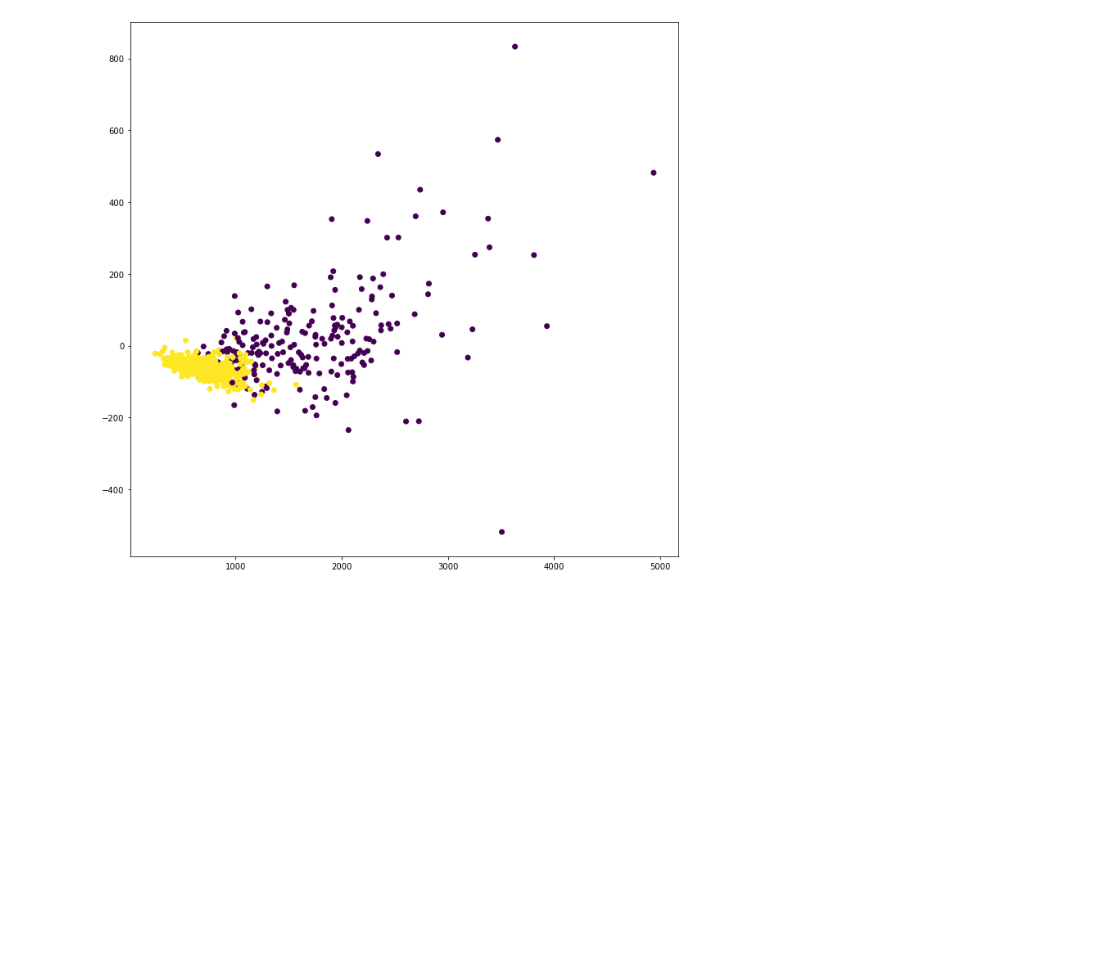
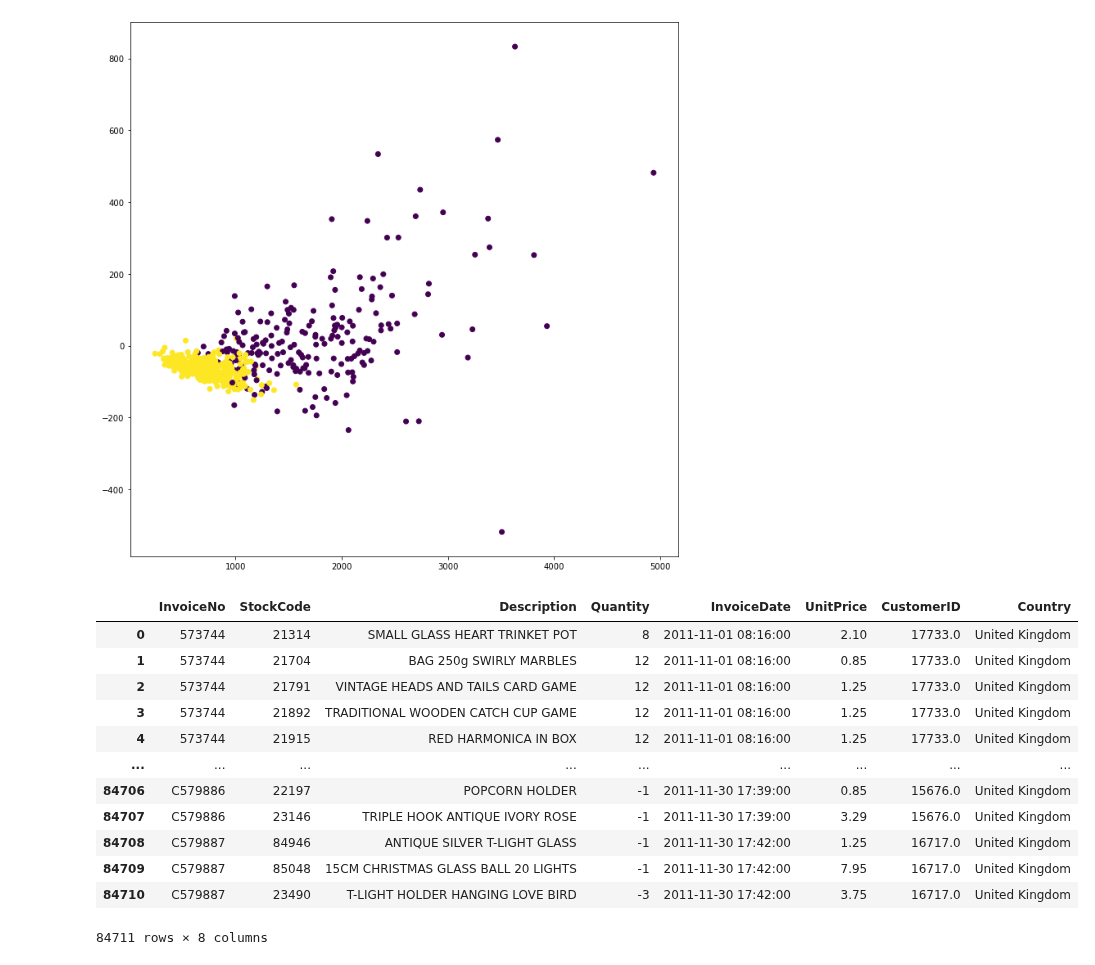
Before and after one commit to felixballestergoytia/Bootcamp_Sep2022, a Jupyter notebook: SVD/svd.ipynb, the cells around one changed output. Saved outputs shown, nothing was run; the diff lists cells and outputs as text; code cells hidden in the pictures; blank space fills up the shorter version.

```diff
--- a/SVD/svd.ipynb
+++ b/SVD/svd.ipynb
@@ -340,3 +340,20 @@ plt.scatter(cancer_svd[:,0],cancer_svd[:,1],c=cancer.target)
 # %% [output]
 <matplotlib.collections.PathCollection at 0x...>
 [figure]
+# %%
+### Ejercicio
+pd.read_csv("./retail.csv")
+# %% [output]
+|  | InvoiceNo | StockCode | Description | Quantity | InvoiceDate | UnitPrice | CustomerID | Country |
+| 0 | 573744 | 21314 | SMALL GLASS HEART TRINKET POT | 8 | 2011-11-01 08:16:00 | 2.10 | 17733.0 | United Kingdom |
+| 1 | 573744 | 21704 | BAG 250g SWIRLY MARBLES | 12 | 2011-11-01 08:16:00 | 0.85 | 17733.0 | United Kingdom |
+| 2 | 573744 | 21791 | VINTAGE HEADS AND TAILS CARD GAME | 12 | 2011-11-01 08:16:00 | 1.25 | 17733.0 | United Kingdom |
+| 3 | 573744 | 21892 | TRADITIONAL WOODEN CATCH CUP GAME | 12 | 2011-11-01 08:16:00 | 1.25 | 17733.0 | United Kingdom |
+| 4 | 573744 | 21915 | RED HARMONICA IN BOX | 12 | 2011-11-01 08:16:00 | 1.25 | 17733.0 | United Kingdom |
+| ... | ... | ... | ... | ... | ... | ... | ... | ... |
+| 84706 | C579886 | 22197 | POPCORN HOLDER | -1 | 2011-11-30 17:39:00 | 0.85 | 15676.0 | United Kingdom |
+| 84707 | C579886 | 23146 | TRIPLE HOOK ANTIQUE IVORY ROSE | -1 | 2011-11-30 17:39:00 | 3.29 | 15676.0 | United Kingdom |
+| 84708 | C579887 | 84946 | ANTIQUE SILVER T-LIGHT GLASS | -1 | 2011-11-30 17:42:00 | 1.25 | 16717.0 | United Kingdom |
+| 84709 | C579887 | 85048 | 15CM CHRISTMAS GLASS BALL 20 LIGHTS | -1 | 2011-11-30 17:42:00 | 7.95 | 16717.0 | United Kingdom |
+| 84710 | C579887 | 23490 | T-LIGHT HOLDER HANGING LOVE BIRD | -3 | 2011-11-30 17:42:00 | 3.75 | 16717.0 | United Kingdom |
+84711 rows × 8 columns
```
Also changed, not shown: parts of 3 cells of this notebook.
